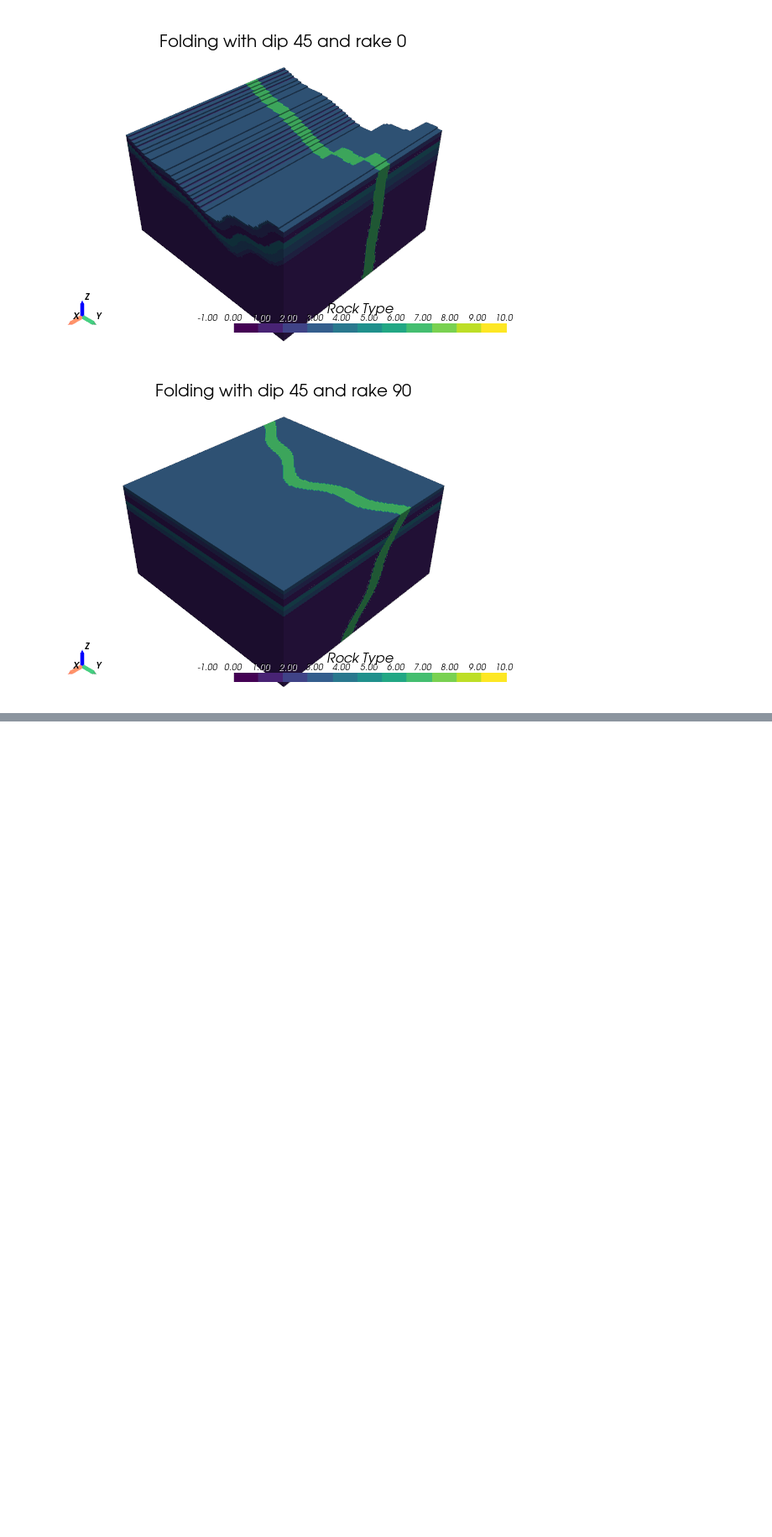
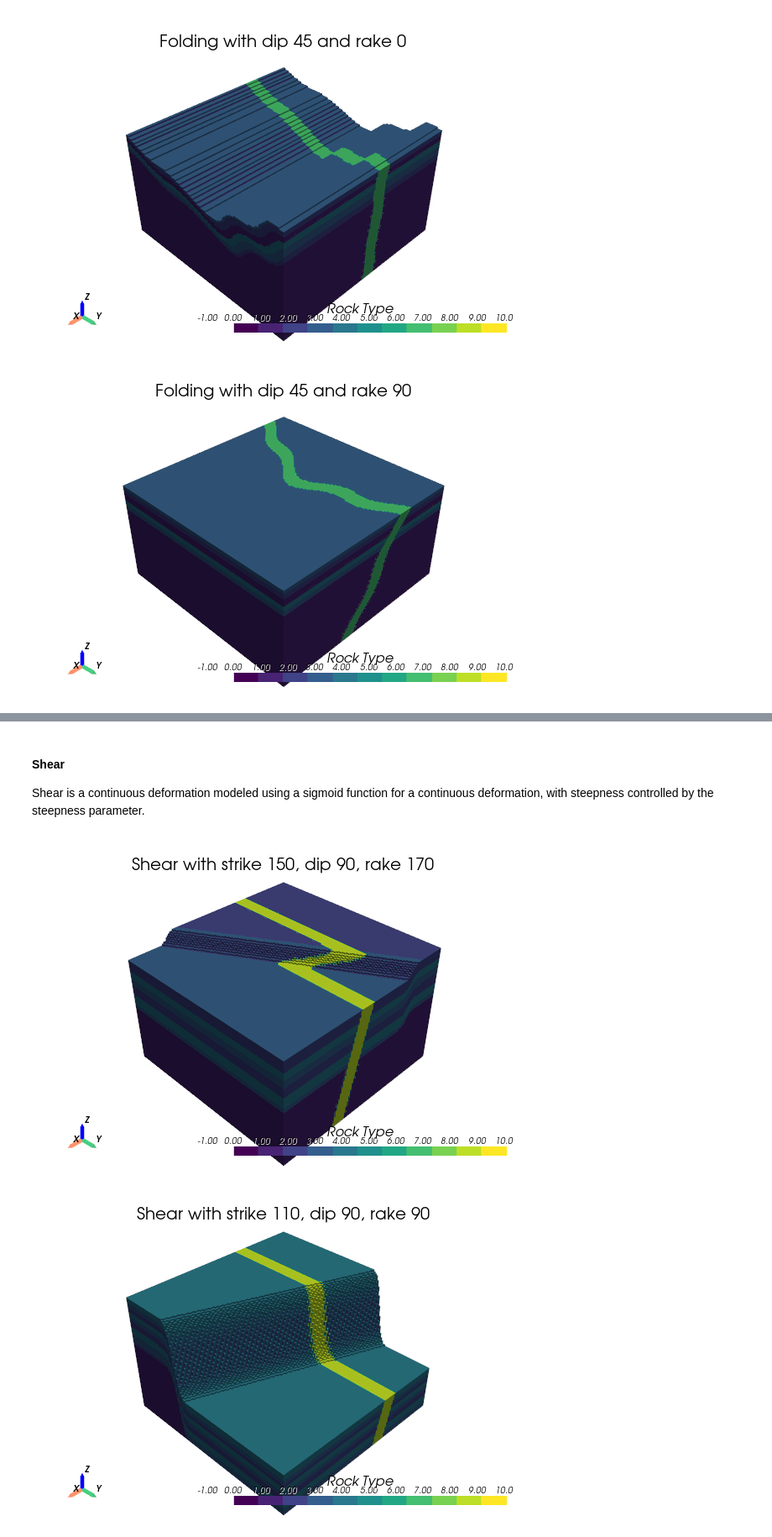
Before and after one commit to kostubhagarwal/StructuralGeo, a Jupyter notebook: examples/examples.ipynb, the cells around one changed output, grey strips where cells are left out. Shown at 84% size. Drawn from its saved outputs; the diff is of its cells as text; code cells hidden in the pictures; blank space fills up the shorter version.

```diff
--- a/examples/examples.ipynb
+++ b/examples/examples.ipynb
@@ -329,0 +336,23 @@ p.show()
+# %% [markdown]
+#### Shear
+Shear is a continuous deformation modeled using a sigmoid function for a continuous deformation, with steepness controlled by the steepness parameter.
+# %%
+strike_dip_rake = [(150, 90, 170), (110, 90, 90)]
+
+for params in strike_dip_rake:
+    fault = geo.Shear(*params , amplitude=4, origin=(0, 0, 0), steepness=2)
+    dike  = geo.Dike(strike=0, dip=75, width=3, origin=(-6, 8, 0), value=9)
+    history = [bedrock, sediment3, dike, fault]
+    # make a new larger model
+    bounds = ((-20, 20), (-20, 20), (-20, 20))
+    model = geo.GeoModel(bounds=bounds, resolution=128)
+    model.clear_history()
+    model.add_history(history)
+    model.compute_model()
+    p = geovis.volview(model)
+    p.window_size = window_size
+    p.add_title(title=f'Shear with strike {params[0]}, dip {params[1]}, rake {params[2]}', font_size=8)
+    p.show()
+# %% [output]
+[figure, added]
+[figure, added]
```
Also changed, not shown: parts of 4 cells of this notebook, 1 other file.
